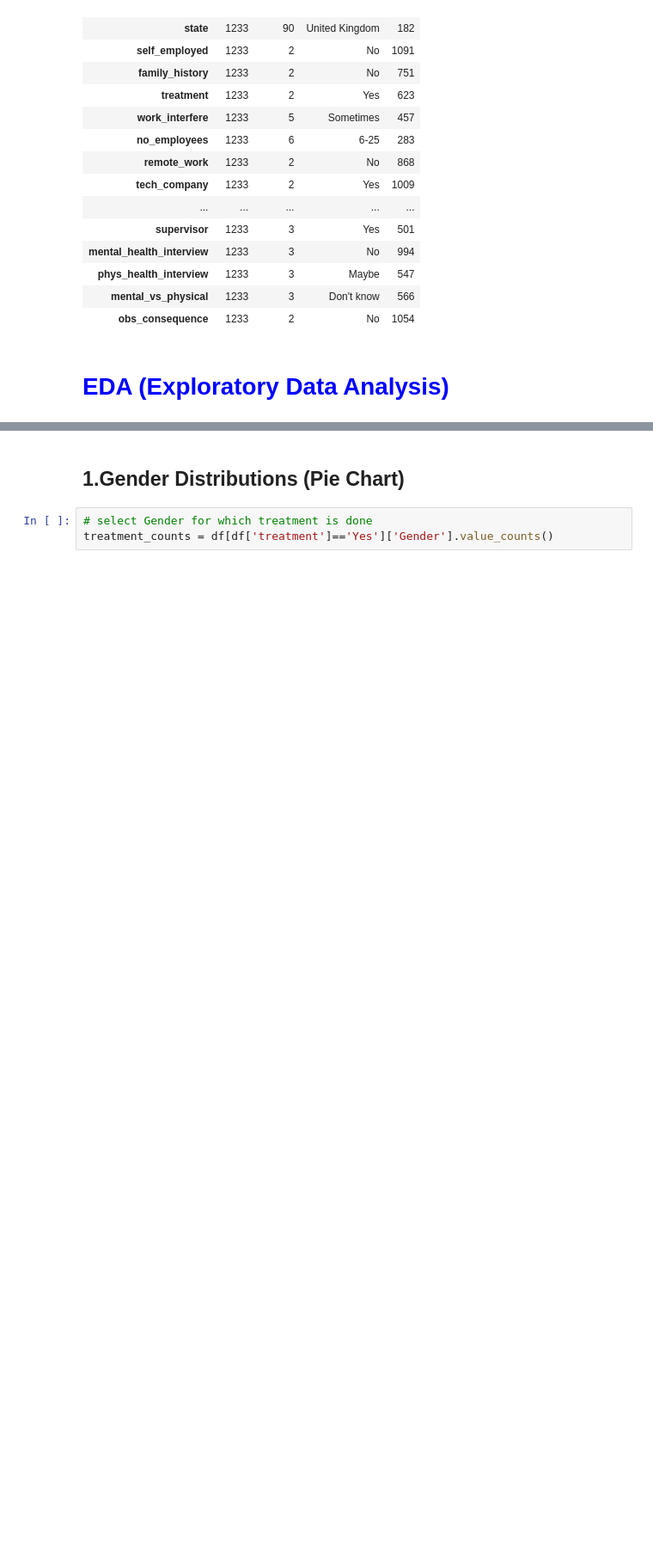
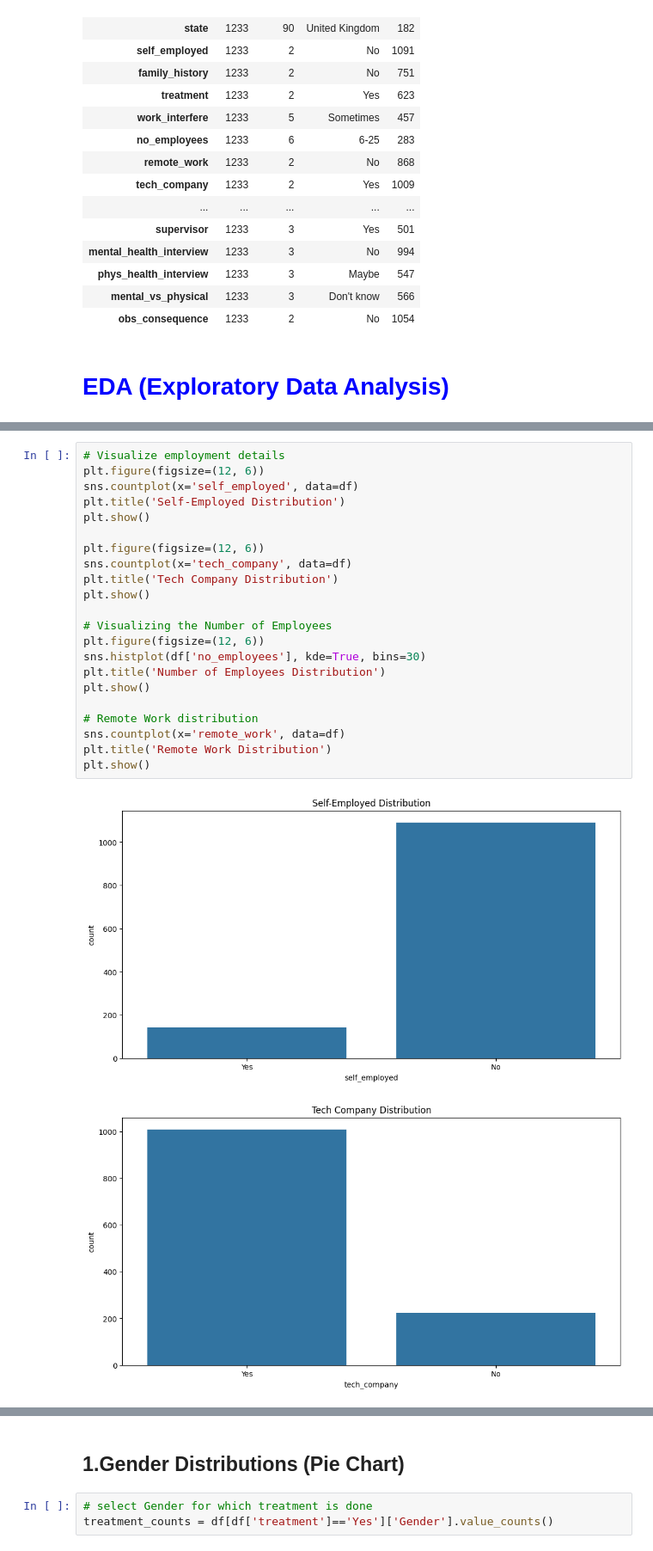
Before and after one commit to harshbopaliya/Mental-Health-Analysis, a Jupyter notebook: notebooks/model_testing.ipynb, the cells around one changed output, grey strips where cells are left out. Shown at 86% size. Drawn from its saved outputs; the diff is of its cells as text; blank space fills up the shorter version.

```diff
--- a/notebooks/model_testing.ipynb
+++ b/notebooks/model_testing.ipynb
@@ -329,0 +371,25 @@ df[categorical_cols].describe().T
+# %%
+# Visualize employment details
+plt.figure(figsize=(12, 6))
+sns.countplot(x='self_employed', data=df)
+plt.title('Self-Employed Distribution')
+plt.show()
+
+plt.figure(figsize=(12, 6))
+sns.countplot(x='tech_company', data=df)
+plt.title('Tech Company Distribution')
+plt.show()
+
+# Visualizing the Number of Employees
+plt.figure(figsize=(12, 6))
+sns.histplot(df['no_employees'], kde=True, bins=30)
+plt.title('Number of Employees Distribution')
+plt.show()
+
+# Remote Work distribution
+sns.countplot(x='remote_work', data=df)
+plt.title('Remote Work Distribution')
+plt.show()
+# %% [output]
+[figure, added]
+[figure, added]
```
Also changed, not shown: parts of 28 cells of this notebook, 1 other file.
